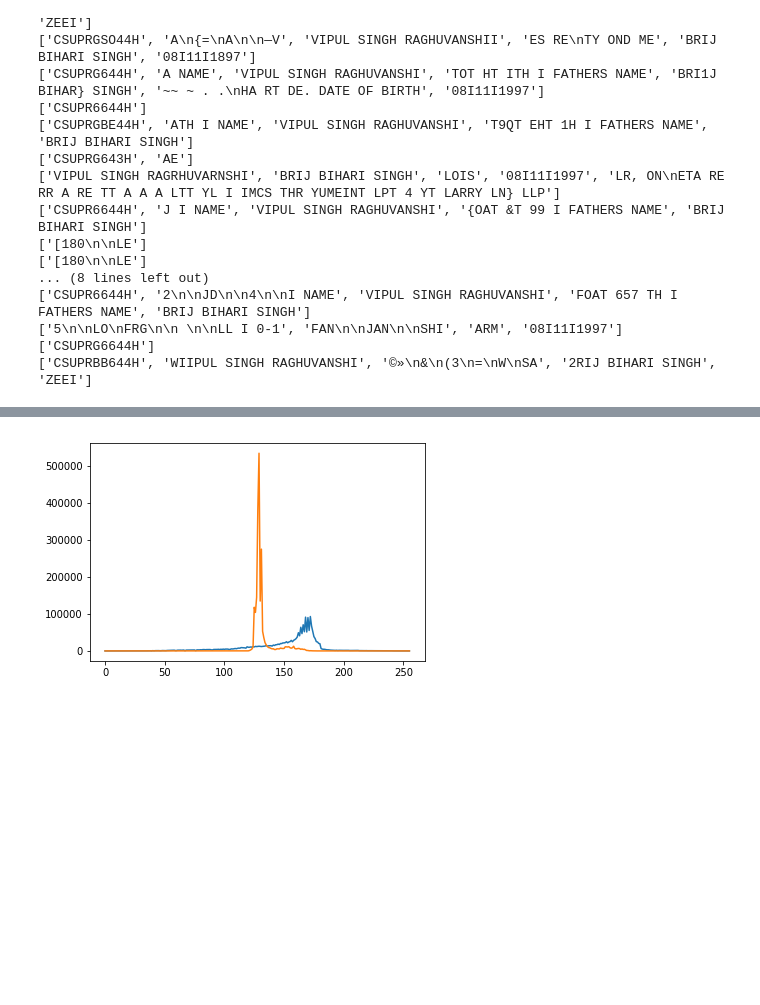
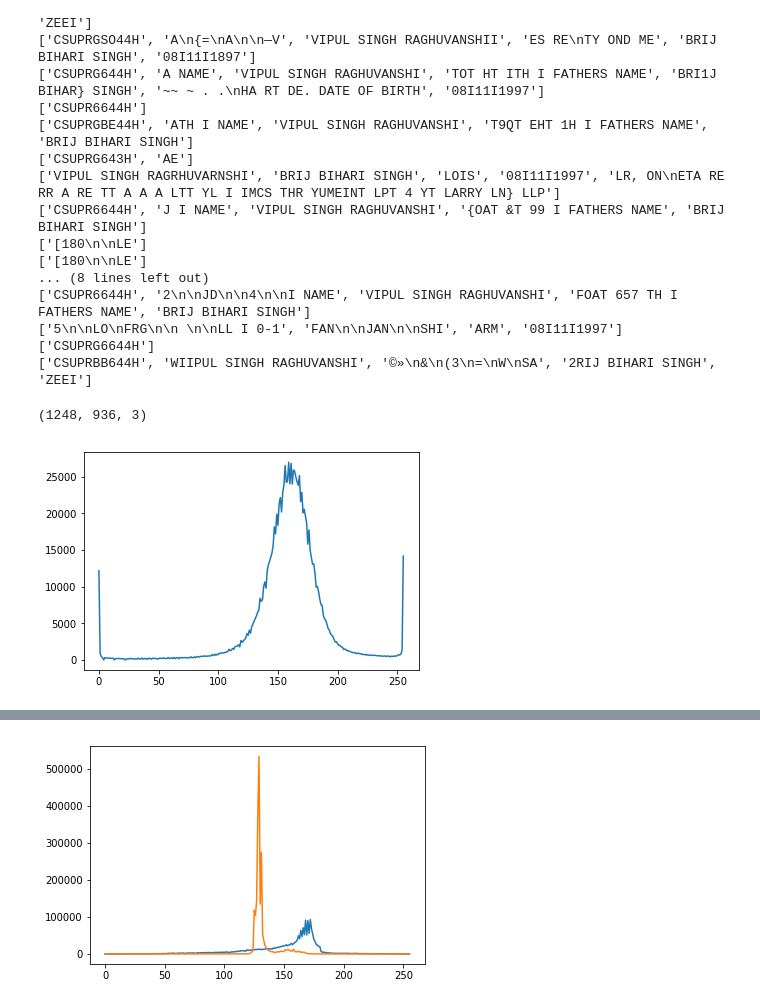
Before and after one commit to Praneet9/Smart_Editor, a Jupyter notebook: Mobicule/Preprocessing.ipynb, the cells around one changed output, grey strips where cells are left out. Cells and saved outputs as stored; diff of their text form; code cells hidden in the pictures; blank space fills up the shorter version.

```diff
--- a/Mobicule/Preprocessing.ipynb
+++ b/Mobicule/Preprocessing.ipynb
@@ -146,0 +123,78 @@ cv2.destroyAllWindows()
+# %%
+image = cv2.imread('ignore/my_pan_plain.jpg')
+image = cv2.resize(image, None, fx = 0.3, fy = 0.3)
+# cv2.imshow('title', image)
+cv2.waitKey(0)
+# image = image[450:1080, 0:900]
+print(image.shape)
+
+kernel_sharpening = np.array([[-1,-1,-1],
+                              [-1, 9,-1],
+                              [-1,-1,-1]])
+
+# image = cv2.GaussianBlur(image, (5, 5), 0)
+image = cv2.filter2D(image, -1, kernel_sharpening)
+image = cv2.GaussianBlur(image, (5, 5), 0)
+image = cv2.filter2D(image, -1, kernel_sharpening)
+# image = cv2.filter2D(image, -1, kernel_sharpening)
+# image = cv2.GaussianBlur(image, (5, 5), 0)
+# image = cv2.filter2D(image, -1, kernel_sharpening)
+
+cv2.imshow('title', image)
+cv2.waitKey(0)
+
+image = cv2.cvtColor(image, cv2.COLOR_BGR2LAB)
+
+image, _, _ = cv2.split(image)
+
+hist,_ = np.histogram(image,256,[0,256])
+
+mean = int((np.argmax(hist) + np.argmin(hist)) / 2)
+# mean = np.argmax(hist)
+plt.plot(hist)
+plt.show()
+image[image > mean] = 255
+image[image <= mean] = 0
+
+
+# image = cv2.Laplacian(image, cv2.CV_64F)
+# image = cv2.Canny(image, 0, 10)
+
+# showImage('lines', dilated_line)
+
+# # finding contours of the line
+# _, ctrs_line, _ = cv2.findContours(image.copy(), cv2.RETR_EXTERNAL, cv2.CHAIN_APPROX_SIMPLE)
+# sorted_ctrs_line = sorted(ctrs_line, key=lambda ctr: cv2.boundingRect(ctr)[3])
+
+# x_line, y_line, w_line, h_line = cv2.boundingRect(sorted_ctrs_line[-1])
+# print(x_line, y_line, w_line, h_line)
+
+# cropped_line = image[y_line:y_line + h_line, x_line:x_line + w_line]
+
+# for i, ctr_line in enumerate(sorted_ctrs_line):
+#     # getting coordinates of the line contour
+#     x_line, y_line, w_line, h_line = cv2.boundingRect(ctr_line)
+#     if w_line * h_line < 3000 or w_line * h_line > 50000:
+#         continue
+
+#     cropped_line = image[y_line:y_line + h_line, x_line:x_line + w_line]
+#     blac = np.invert(cropped_line)
+#     cv2.imwrite('bdgdfg' + str(i) + '.jpg', blac)
+
+#     testing = og_image[y_line:y_line + h_line, x_line:x_line + w_line]
+
+# cv2.imshow('title', cropped_line)
+# cv2.waitKey(0)
+
+text = pyt.image_to_string(image, config=('--oem 1 --psm 3'))
+print(text)
+cv2.imshow('title', image)
+cv2.waitKey(0)
+# cv2.imshow('title', cv2.resize(a, None, fx = 0.5, fy = 0.5))
+# cv2.waitKey(0)
+# cv2.imshow('title', cv2.resize(b, None, fx = 0.5, fy = 0.5))
+# cv2.waitKey(0)
+cv2.destroyAllWindows()
+# %% [output]
+(1248, 936, 3)
+[figure, added]
```
Also changed, not shown: parts of 4 cells of this notebook.
